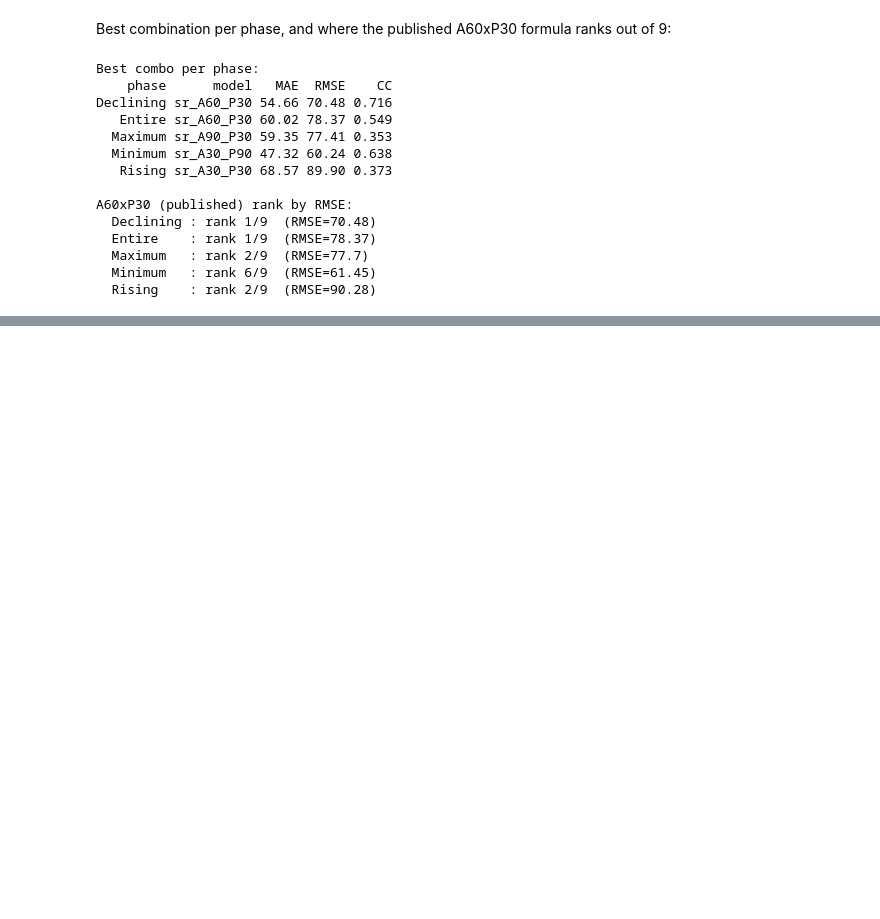
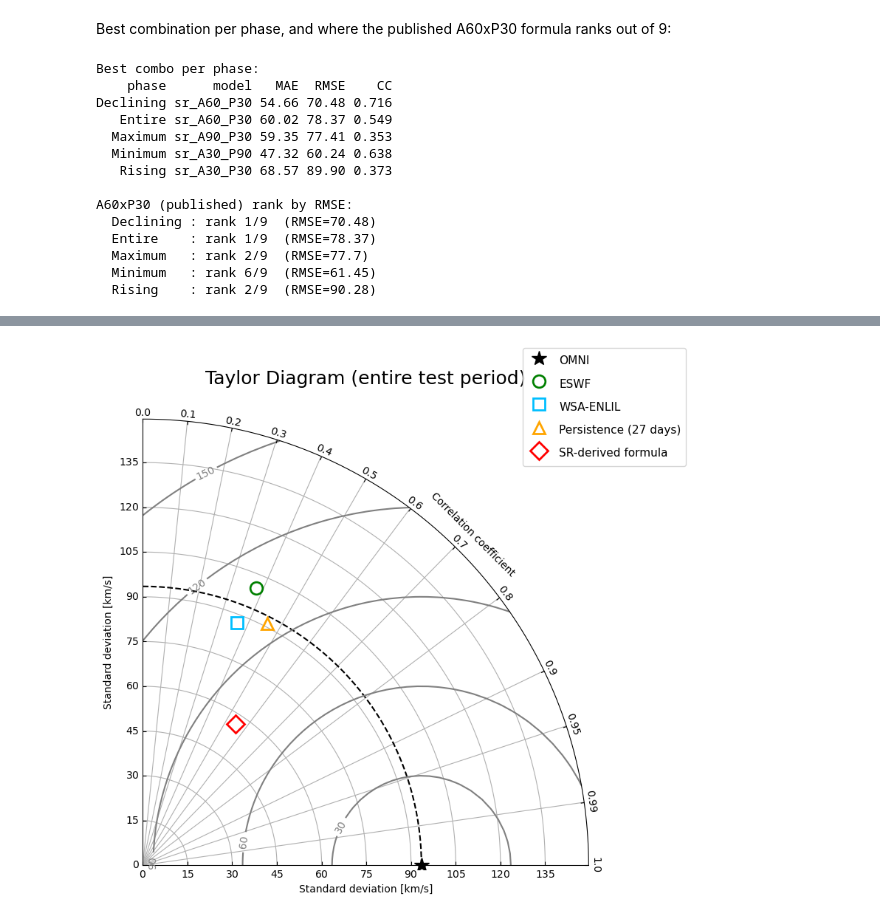
Before and after one commit to coffee77iruk/SR_SWspeed, a Jupyter notebook: notebooks/05_verify_performance.ipynb, the cells around one changed output, grey strips where cells are left out. Drawn from its saved outputs; the diff is of its cells as text; code cells hidden in the pictures; blank space fills up the shorter version.

```diff
--- a/notebooks/05_verify_performance.ipynb
+++ b/notebooks/05_verify_performance.ipynb
@@ -157,0 +164,14 @@ A60xP30 (published) rank by RMSE:
+# %%
+from viz.taylor import plot_taylor_diagram
+
+taylor_specs = [
+    ("eswf2", "ESWF", "green", "o"),
+    ("wsa_enlil", "WSA-ENLIL", "deepskyblue", "s"),
+    ("speed_p27", "Persistence (27 days)", "orange", "^"),
+    ("best_sr", "SR-derived formula", "red", "D"),
+]
+
+plot_taylor_diagram(df, taylor_specs)
+plt.show()
+# %% [output]
+[figure, added]
```
Also changed, not shown: parts of 1 cell of this notebook, 2 other files.
